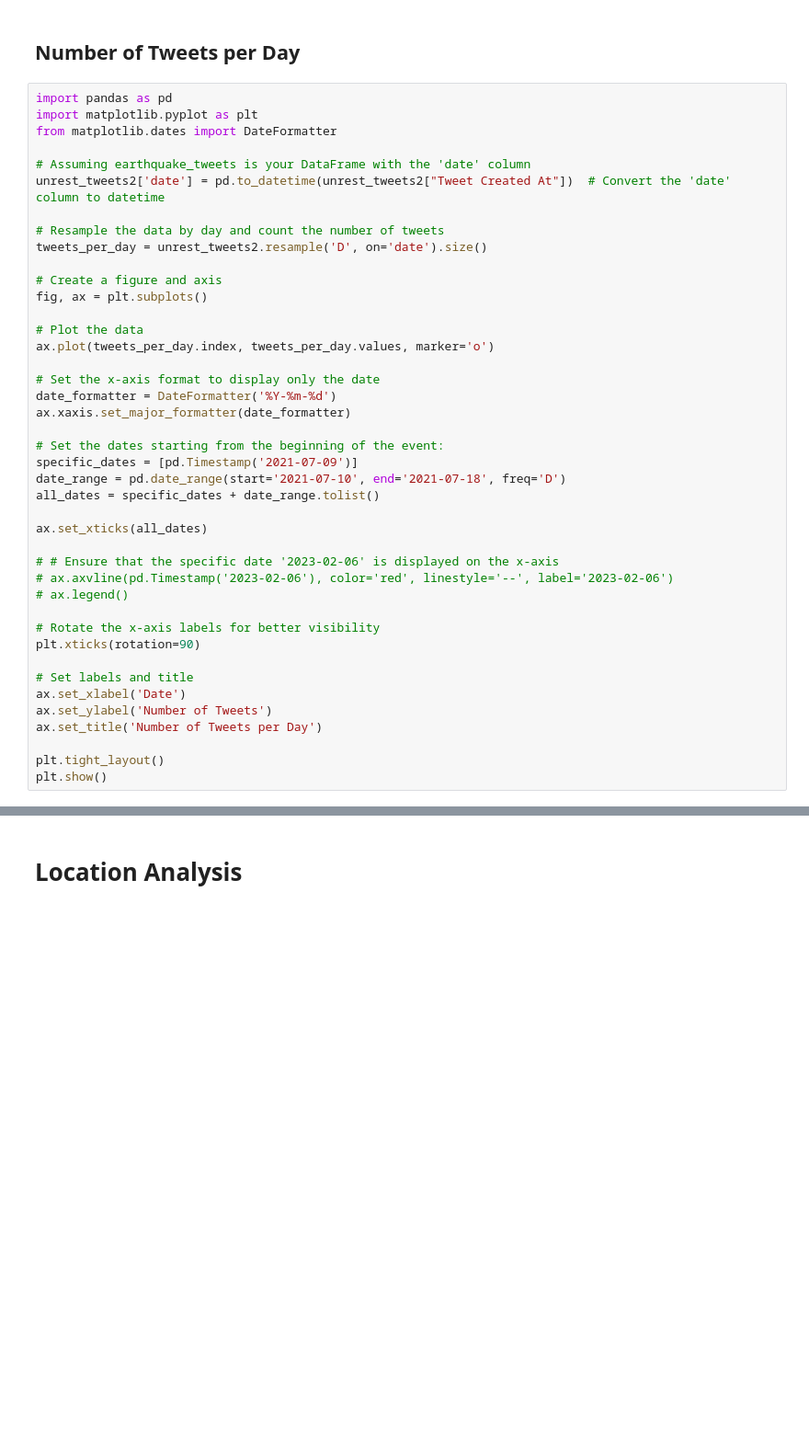
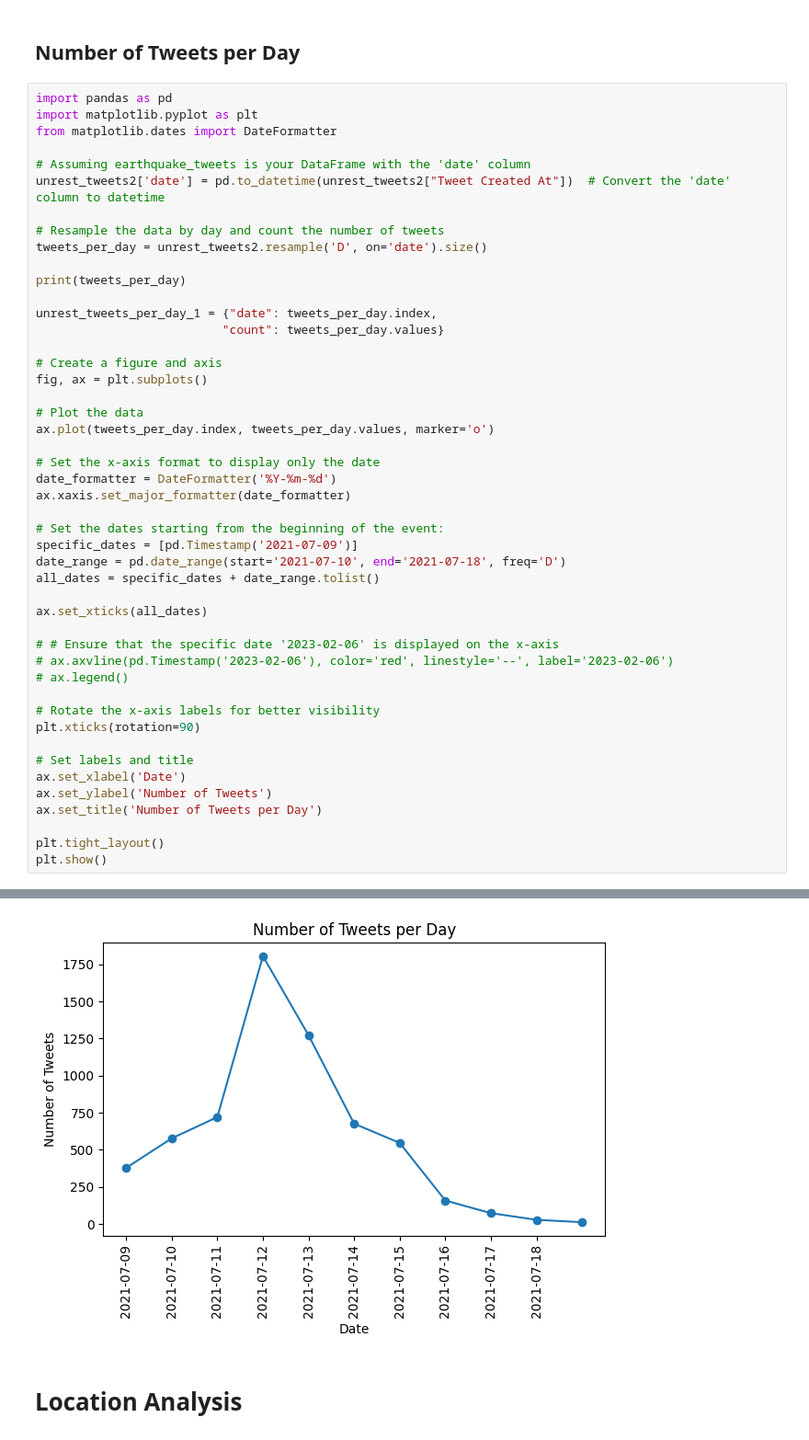
Before and after one commit to NatanGrayman/Investigation_Project, a Jupyter notebook: investigation-project-social-unrest.ipynb, the cells around one changed output, grey strips where cells are left out. Shown at 92% size. Saved outputs shown, nothing was run; the diff lists cells and outputs as text; blank space fills up the shorter version.

Commit message:
Kaggle Notebook | Investigation- Social Unrest GDELT vs Twitter | Version 48

```diff
--- a/investigation-project-social-unrest.ipynb
+++ b/investigation-project-social-unrest.ipynb
@@ -97,6 +129,11 @@ unrest_tweets2['date'] = pd.to_datetime(unrest_tweets2["Tweet Created At"])  # C
 
 # Resample the data by day and count the number of tweets
 tweets_per_day = unrest_tweets2.resample('D', on='date').size()
+
+print(tweets_per_day)
+
+unrest_tweets_per_day_1 = {"date": tweets_per_day.index,
+                          "count": tweets_per_day.values}
 
 # Create a figure and axis
 fig, ax = plt.subplots()
@@ -129,3 +166,4 @@ ax.set_title('Number of Tweets per Day')
 
 plt.tight_layout()
 plt.show()
+# %% [output]
@@ -132,3 +183,4 @@ plt.show()
+[figure, added]
 # %% [markdown]
 <a id="section-one-d"></a>
 # Location Analysis
```
Also changed, not shown: parts of 68 cells of this notebook.
